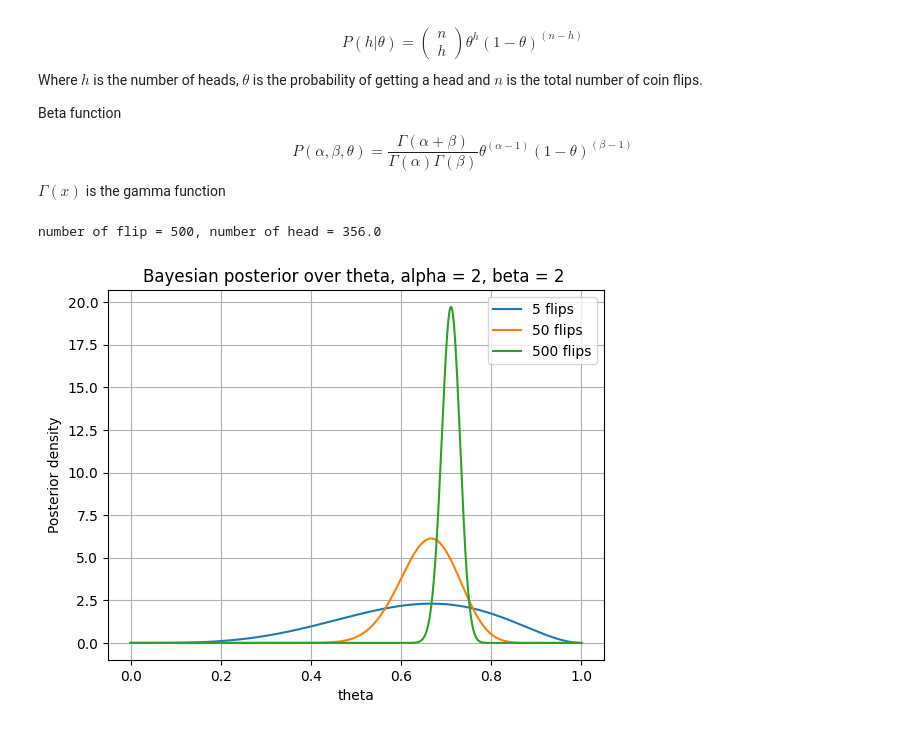
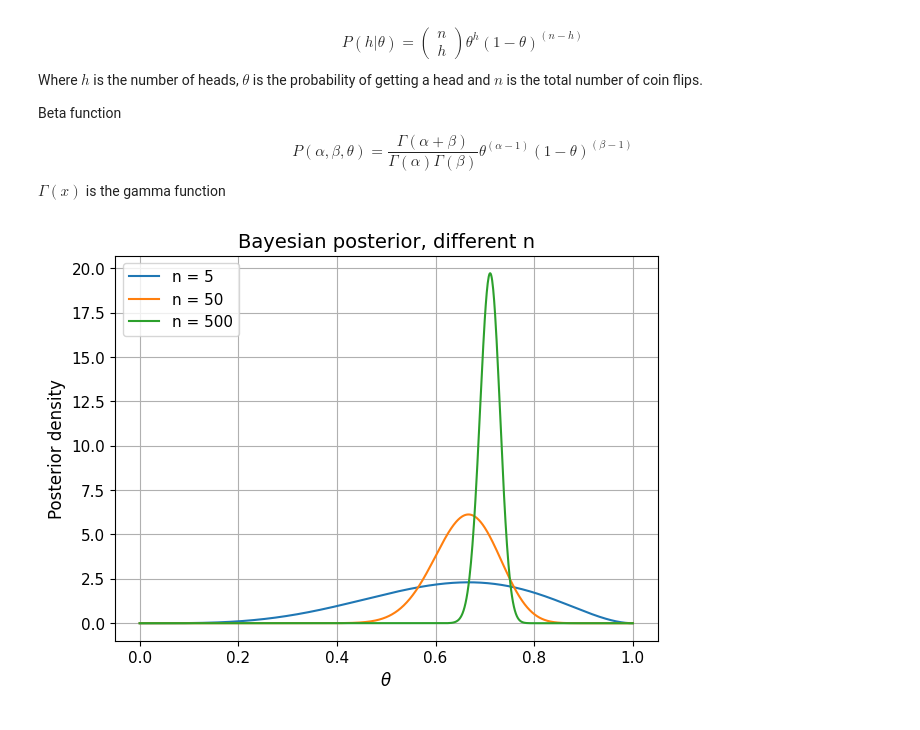
Before and after one commit to galih123star/computational2026, a Jupyter notebook: HW06/HW06.ipynb, the cells around one changed output. Cells and saved outputs as stored; diff of their text form; code cells hidden in the pictures.

```diff
--- a/HW06/HW06.ipynb
+++ b/HW06/HW06.ipynb
@@ -50,7 +49,7 @@ def bayesian_inference(prior_fn, likelihood_fn, data, num_points):
     posterior_unnormalized = prior_vals * likelihood_vals
 
     # normalize (numerical integration)
-    area = np.trapz(posterior_unnormalized, theta_grid)
+    area = np.trapezoid(posterior_unnormalized, theta_grid)
     posterior = posterior_unnormalized / area
 
     return theta_grid, posterior
@@ -59,9 +58,10 @@ def bayesian_inference(prior_fn, likelihood_fn, data, num_points):
 def likelihood(data, theta):
     #h, n = data
     n = len(data) # number of flipping
-    h = sum(data) # number of head
+    h = int(sum(data)) # number of head
     #coefficient
-    fact = math.factorial(n) / ( math.factorial(h) * math.factorial(n - h) ) #or comb(n,h)
+    #fact = math.factorial(n) / ( math.factorial(h) * math.factorial(n - h) )
+    fact = math.comb(n,h)
     return fact * theta**h * ((1-theta)**(n-h))
 
 # prior P(H) -> beta function
@@ -69,7 +69,7 @@ def beta_func(alpha,beta):
     def prior(theta):
         if theta < 0 or theta > 1:
             return 0.0
-        return ( math.factorial(alpha + beta - 1) / ( math.factorial(alpha - 1) * math.factorial(beta - 1) ) ) * \
+        return ( math.gamma(alpha + beta) / ( math.gamma(alpha) * math.gamma(beta) ) ) * \
             theta**(alpha - 1) * ( (1 - theta)**(beta - 1) )
     return prior
 
@@ -87,25 +87,27 @@ def beta_like_prior(alpha, beta):
 # using data
 # 1 -> head, 0 -> tail
 data = np.loadtxt("HW06_data.txt", dtype = 'float', unpack = True, usecols = (0))
-#theta_grid = np.linspace(0, 1, 1000)
+sample_sizes = [4, 49, 499] #5, 50, 500 data points
+results_2c = []
 alpha,beta = 2,2
 prior = beta_func(alpha,beta)
 num_points = 1000
 
-theta_grid1, posterior1 = bayesian_inference(prior, likelihood, data[0:4], num_points)
-theta_grid2, posterior2 = bayesian_inference(prior, likelihood, data[0:49], num_points)
-theta_grid3, posterior3 = bayesian_inference(prior, likelihood, data[0:499], num_points)
+for n in sample_sizes:
+    theta_grid, posterior = bayesian_inference(prior, likelihood, data[:n],num_points)
+    results_2c.append((theta_grid, posterior))
 # %%
-plt.plot(theta_grid1, posterior1, label="5 flips")
-plt.plot(theta_grid2, posterior2, label="50 flips")
-plt.plot(theta_grid3, posterior3, label="500 flips")
-plt.xlabel("theta")
-plt.ylabel("Posterior density")
-plt.title(f"Bayesian posterior over theta, alpha = {alpha}, beta = {beta} ")
-plt.legend()
+plt.figure(figsize=(7,5))
+for n, (theta_grid, posterior) in zip(sample_sizes, results_2c):
+    plt.plot(theta_grid, posterior, label=f'n = {n+1}')
+plt.xlabel(r"$\theta$",fontsize=12)
+plt.ylabel("Posterior density",fontsize=12)
+plt.xticks(fontsize=11)
+plt.yticks(fontsize=11)
+plt.title(f"Bayesian posterior, different n", fontsize=14)
+plt.legend(loc='upper left',fontsize=11)
 plt.grid(True)
 
-print(f'number of flip = {len(data)}, number of head = {sum(data)}' )
+#print(f'number of flip = {len(data)}, number of head = {int(sum(data))}' )
 # %% [output]
-number of flip = 500, number of head = 356.0
-[figure, old version]
+[figure, new version]
```
Also changed, not shown: parts of 10 cells of this notebook.
